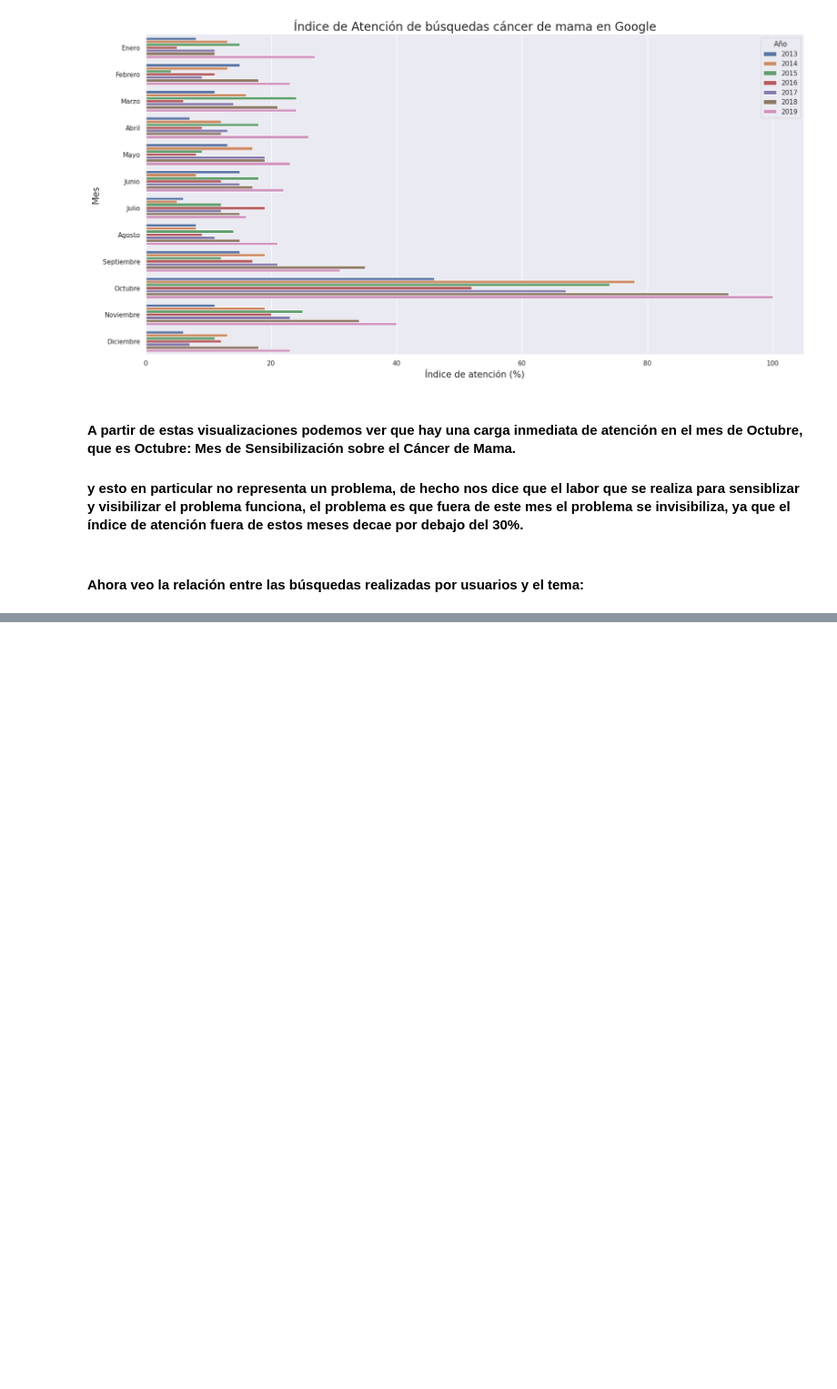
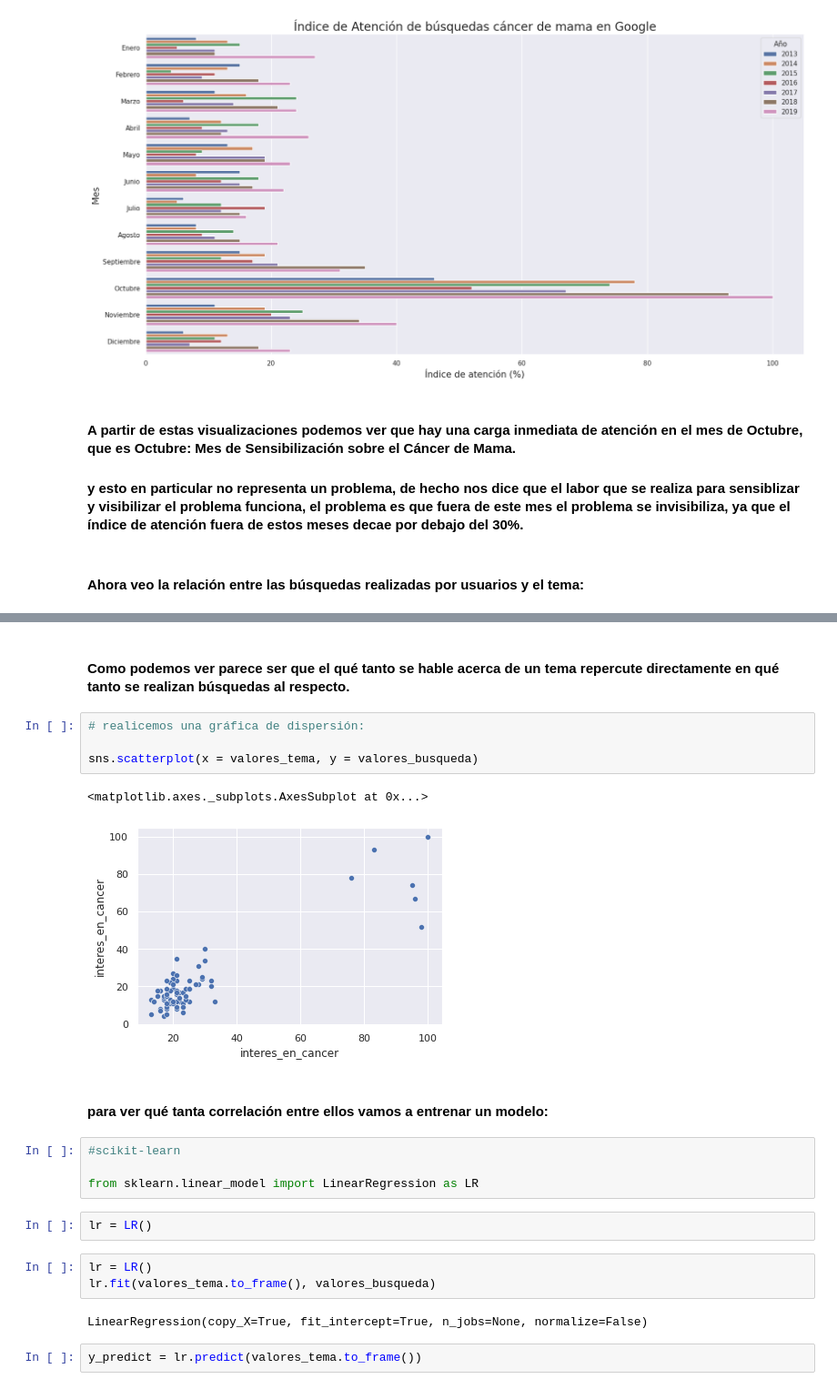
Before and after one commit to Zoe-Garcia/Equipo_2_P2_Analisis, a Jupyter notebook: Pregunta_3_y_4.ipynb, the cells around one changed output, grey strips where cells are left out. Shown: that part at 91% size. Drawn from its saved outputs; the diff is of its cells as text; blank space fills up the shorter version.

```diff
--- a/Pregunta_3_y_4.ipynb
+++ b/Pregunta_3_y_4.ipynb
@@ -277,0 +294,24 @@ interes
+# %% [markdown]
+#### Como podemos ver parece ser que el qué tanto se hable acerca de un tema repercute directamente en qué tanto se realizan búsquedas al respecto.
+# %%
+# realicemos una gráfica de dispersión:
+
+sns.scatterplot(x = valores_tema, y = valores_busqueda)
+# %% [output]
+<matplotlib.axes._subplots.AxesSubplot at 0x...>
+[figure, added]
+# %% [markdown]
+#### para ver qué tanta correlación entre ellos vamos a entrenar un modelo:
+# %%
+#scikit-learn
+
+from sklearn.linear_model import LinearRegression as LR
+# %%
+lr = LR()
+# %%
+lr = LR()
+lr.fit(valores_tema.to_frame(), valores_busqueda)
+# %% [output]
+LinearRegression(copy_X=True, fit_intercept=True, n_jobs=None, normalize=False)
+# %%
+y_predict = lr.predict(valores_tema.to_frame())
```
Also changed, not shown: parts of 23 cells of this notebook.
